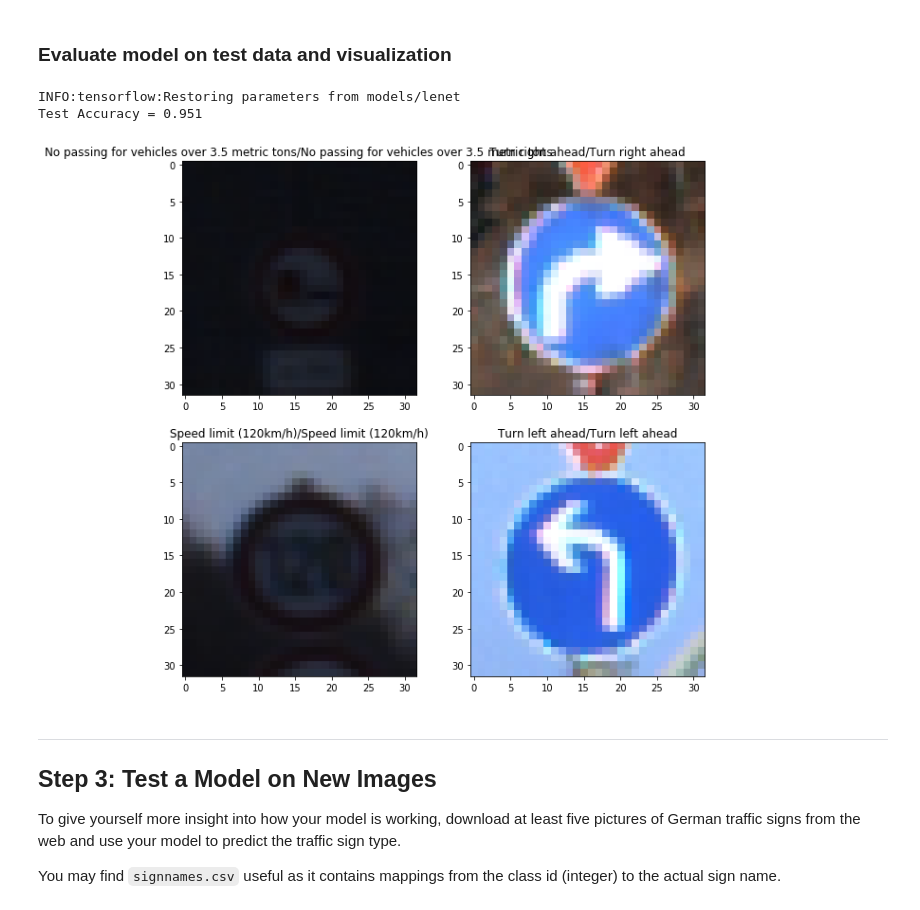
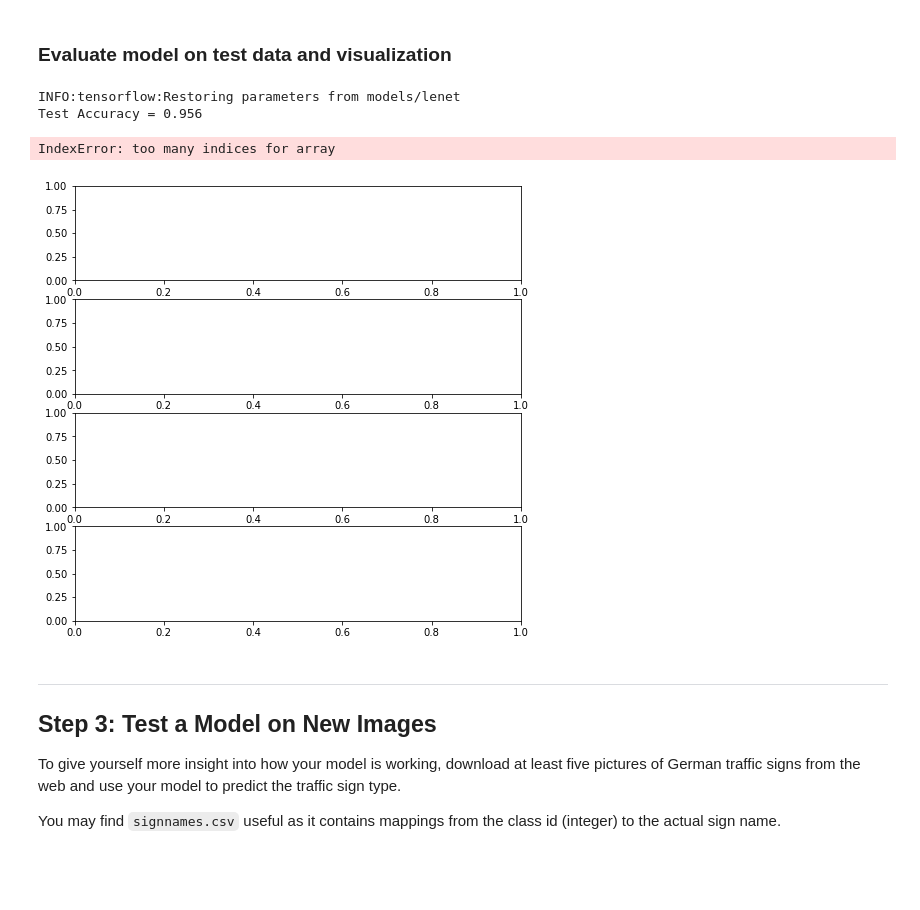
Before and after one commit to mehrshadshams/CarND-Traffic-Sign-Classifier-Project, a Jupyter notebook: Traffic_Sign_Classifier.ipynb, the cells around one changed output. Cells and saved outputs as stored; diff of their text form; code cells hidden in the pictures; blank space fills up the shorter version.

```diff
--- a/Traffic_Sign_Classifier.ipynb
+++ b/Traffic_Sign_Classifier.ipynb
@@ -102,10 +102,12 @@ sign_names_df = pd.read_csv('signnames.csv')
 sign_label_names = sign_names_df.SignName.values
 # %%
 # helper function to show images and their labels
-def show_images(images, labels, rows=1):
-    cols = int(len(images) / rows)
+import math
+
+def show_images(images, labels, rows=1, fname=None):
+    cols = math.ceil(len(images) / rows)
     fig, axis = plt.subplots(rows, cols)
-    fig.set_size_inches(10, 10)
+    fig.set_size_inches(8, 8)
     for i in range(len(images)):
         row, col = i // cols, int(i % cols)
         if (rows > 1):
@@ -114,6 +116,8 @@ def show_images(images, labels, rows=1):
         else:
             axis[i].set_title(labels[i])
             axis[i].imshow(images[i])
+    if fname is not None:
+        fig.savefig(fname)
 # %%
 import matplotlib.pyplot as plt
 # Visualizations will be shown in the notebook.
@@ -265,7 +269,9 @@ X_test -= mu
 if gray_scale:
     X_train -= 0.5
     X_valid -= 0.5
+    X_test -= 0.5
 
     X_train = np.expand_dims(X_train[:,:,:,0], axis=-1)
     X_valid = np.expand_dims(X_valid[:,:,:,0], axis=-1)
+    X_test = np.expand_dims(X_test[:,:,:,0], axis=-1)
 # %% [output]
@@ -507,6 +513,6 @@ with tf.Session() as sess:
     pred_class = sign_label_names[np.argmax(pred, axis=1)]
     actual_class = sign_label_names[y_data]
 
-    show_images(images, [p+'/'+a for p,a in zip(pred_class, actual_class)], rows=2)
+    show_images(images, [p+'/'+a for p,a in zip(pred_class, actual_class)], rows=2, fname='sample_validation_prediction.png')
 # %% [output]
 INFO:tensorflow:Restoring parameters from models/lenet
@@ -517,25 +523,26 @@ Validation Accuracy = 0.946
 # %%
 with tf.Session() as sess:
     saver.restore(sess, tf.train.latest_checkpoint('models'))
 
     test_accuracy = evaluate(sess, X_test, y_test)
     print("Test Accuracy = {:.3f}".format(test_accuracy))
 
     np.random.seed(0)
 
     idx = np.random.choice(n_test, 4)
     x_data = X_test[idx]
     y_data = y_test[idx]
     images = X_test_orig[idx]
     pred = sess.run(logits, feed_dict={x: x_data, keep_prob: 1.0})
     pred_class = sign_label_names[np.argmax(pred, axis=1)]
     actual_class = sign_label_names[y_data]
 
-    show_images(images, [p+'/'+a for p,a in zip(pred_class, actual_class)], rows=2)
+    show_images(images, [p+'/'+a for p,a in zip(pred_class, actual_class)], rows=2, fname='sample_test_prediction.png')
 # %% [output]
 INFO:tensorflow:Restoring parameters from models/lenet
-Test Accuracy = 0.951
+Test Accuracy = 0.956
+IndexError: too many indices for array
-[figure, old version]
+[figure, new version]
 # %% [markdown]
 ---
 
```
Also changed, not shown: parts of 9 cells of this notebook, 10 other files.
